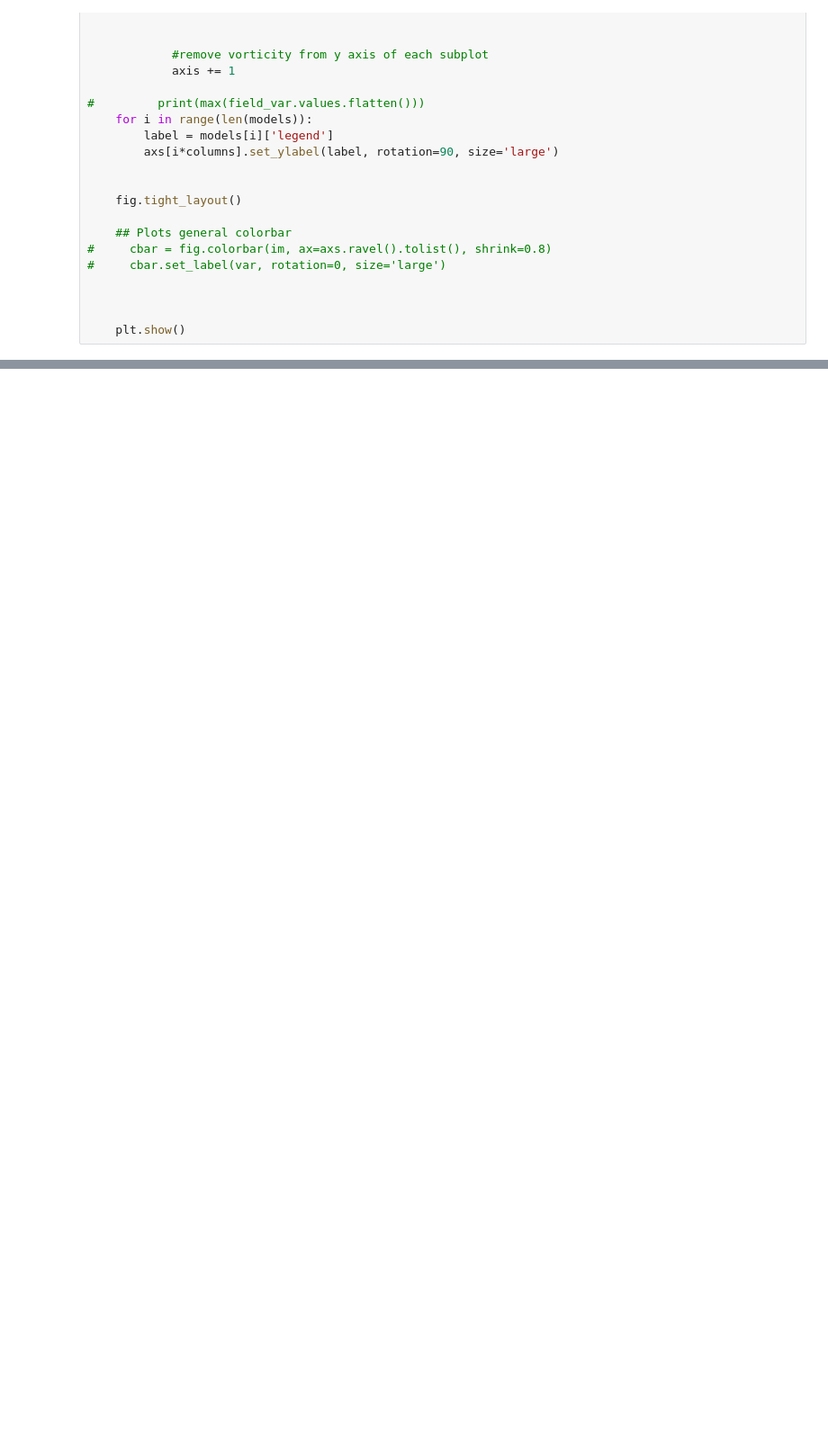
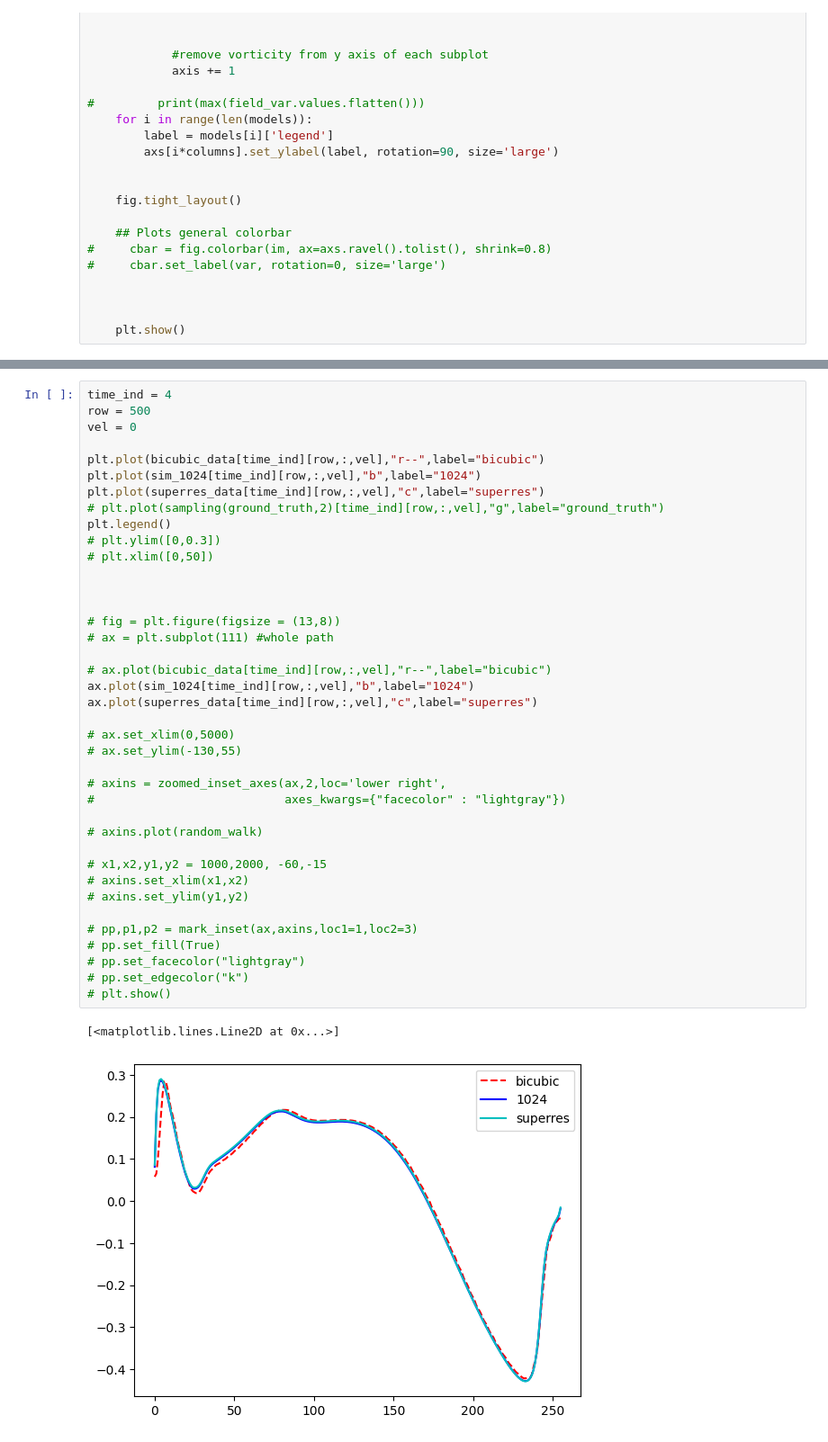
Before and after one commit to diegodelc/jax-cfd, a Jupyter notebook: notebooks/hybrid_model/plotting_all_runs.ipynb, the cells around one changed output, grey strips where cells are left out. Shown at 90% size. Drawn from its saved outputs; the diff is of its cells as text; blank space fills up the shorter version.

```diff
--- a/notebooks/hybrid_model/plotting_all_runs.ipynb
+++ b/notebooks/hybrid_model/plotting_all_runs.ipynb
@@ -182,0 +378,42 @@ with warnings.catch_warnings():
+# %%
+time_ind = 4
+row = 500
+vel = 0
+
+plt.plot(bicubic_data[time_ind][row,:,vel],"r--",label="bicubic")
+plt.plot(sim_1024[time_ind][row,:,vel],"b",label="1024")
+plt.plot(superres_data[time_ind][row,:,vel],"c",label="superres")
+# plt.plot(sampling(ground_truth,2)[time_ind][row,:,vel],"g",label="ground_truth")
+plt.legend()
+# plt.ylim([0,0.3])
+# plt.xlim([0,50])
+
+
+
+# fig = plt.figure(figsize = (13,8))
+# ax = plt.subplot(111) #whole path
+
+# ax.plot(bicubic_data[time_ind][row,:,vel],"r--",label="bicubic")
+ax.plot(sim_1024[time_ind][row,:,vel],"b",label="1024")
+ax.plot(superres_data[time_ind][row,:,vel],"c",label="superres")
+
+# ax.set_xlim(0,5000)
+# ax.set_ylim(-130,55)
+
+# axins = zoomed_inset_axes(ax,2,loc='lower right',
+#                           axes_kwargs={"facecolor" : "lightgray"})
+
+# axins.plot(random_walk)
+
+# x1,x2,y1,y2 = 1000,2000, -60,-15
+# axins.set_xlim(x1,x2)
+# axins.set_ylim(y1,y2)
+
+# pp,p1,p2 = mark_inset(ax,axins,loc1=1,loc2=3)
+# pp.set_fill(True)
+# pp.set_facecolor("lightgray")
+# pp.set_edgecolor("k")
+# plt.show()
+# %% [output]
+[<matplotlib.lines.Line2D at 0x...>]
+[figure, added]
```
Also changed, not shown: parts of 13 cells of this notebook, 3 other files.
